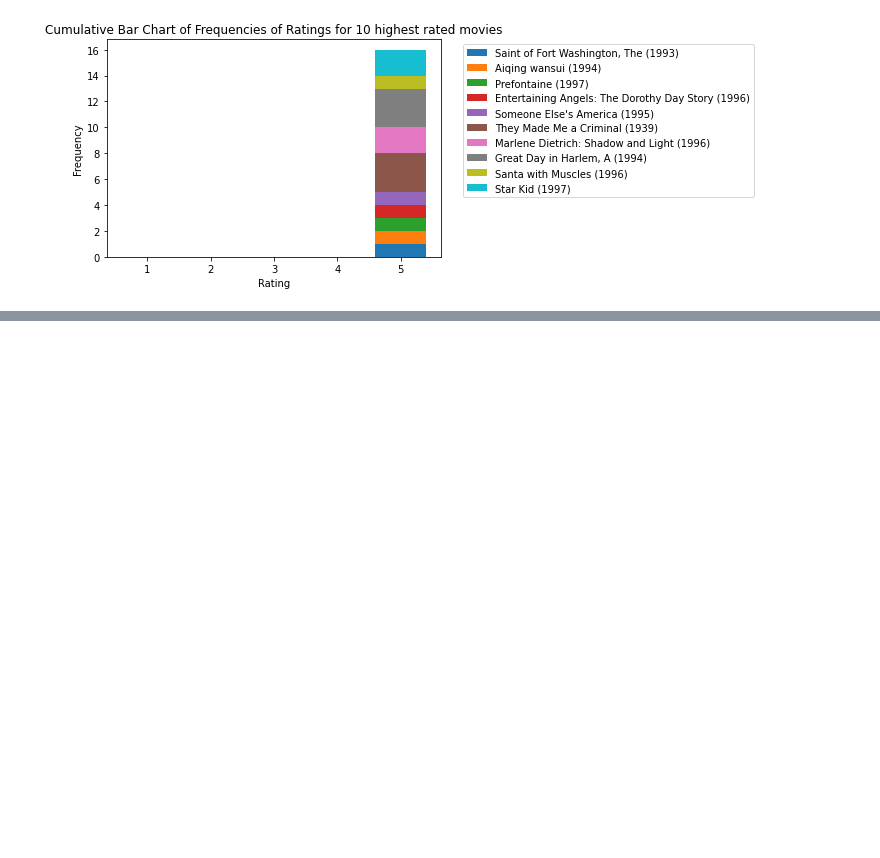
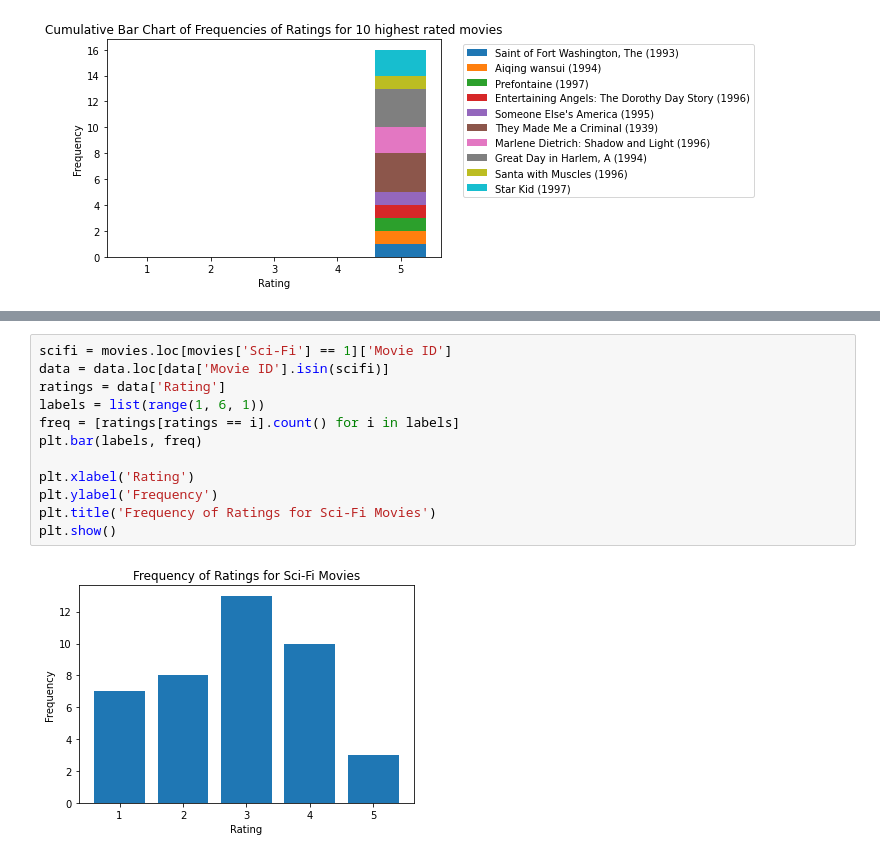
Before and after one commit to eseiner/Miniproject2, a Jupyter notebook: partA.ipynb, the cells around one changed output, grey strips where cells are left out. Drawn from its saved outputs; the diff is of its cells as text; blank space fills up the shorter version.

```diff
--- a/partA.ipynb
+++ b/partA.ipynb
@@ -98,0 +127,14 @@ plt.show()
+# %%
+scifi = movies.loc[movies['Sci-Fi'] == 1]['Movie ID']
+data = data.loc[data['Movie ID'].isin(scifi)]
+ratings = data['Rating']
+labels = list(range(1, 6, 1))
+freq = [ratings[ratings == i].count() for i in labels]
+plt.bar(labels, freq)
+
+plt.xlabel('Rating')
+plt.ylabel('Frequency')
+plt.title('Frequency of Ratings for Sci-Fi Movies')
+plt.show()
+# %% [output]
+[figure, added]
```
Also changed, not shown: parts of 2 cells of this notebook.
